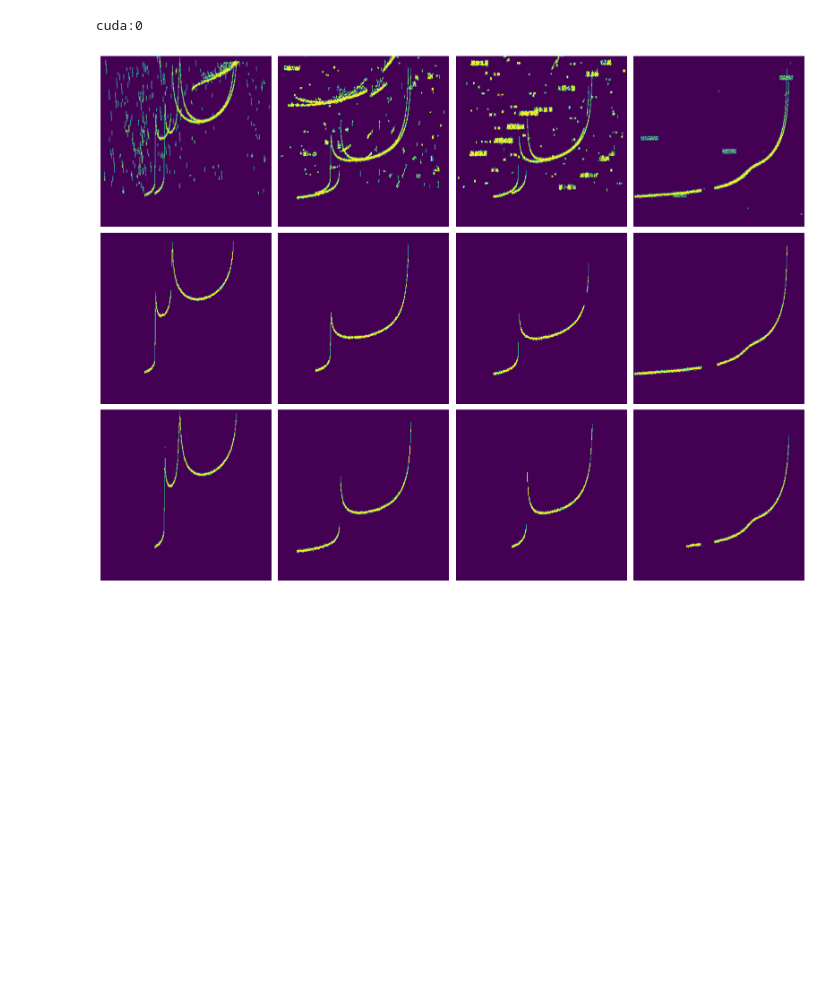
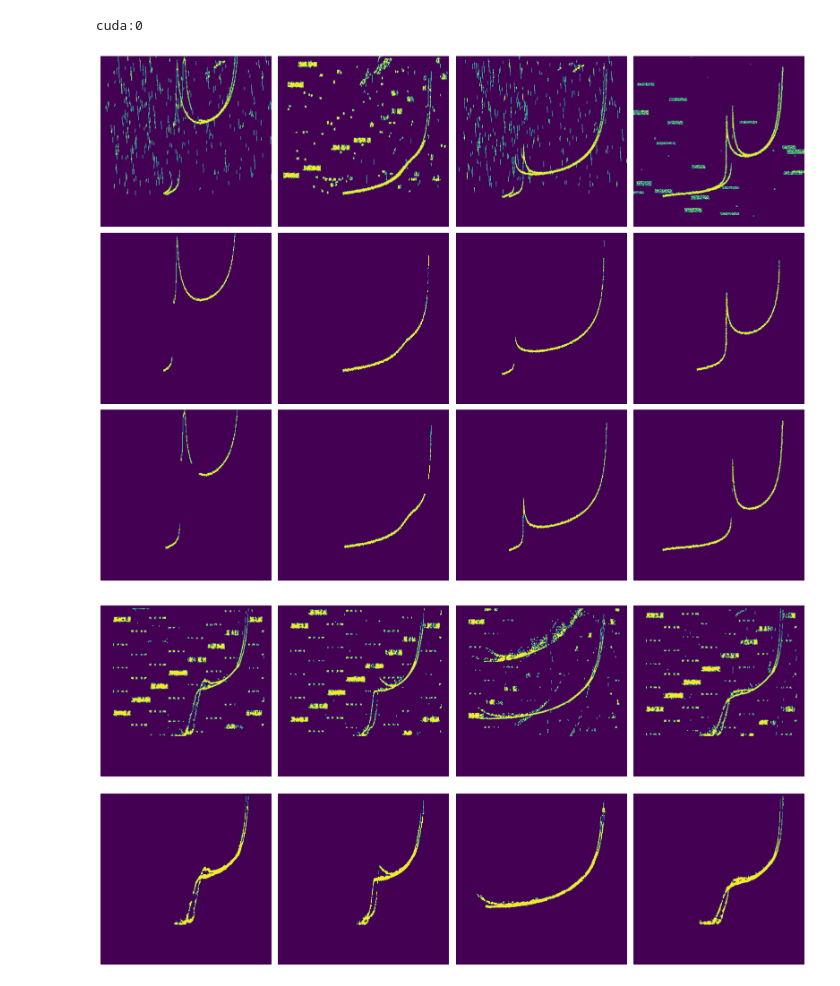
Before and after one commit to JackLelin/vipir_dnn, a Jupyter notebook: training_notebook_4_parabola_fromTOPHAT.ipynb, the cells around one changed output. Cells and saved outputs as stored; diff of their text form; code cells hidden in the pictures; blank space fills up the shorter version.

```diff
--- a/training_notebook_4_parabola_fromTOPHAT.ipynb
+++ b/training_notebook_4_parabola_fromTOPHAT.ipynb
@@ -33,45 +34,67 @@ from torch.optim import Adam
 epochs = 10
 batch_size = 5
 learning_rate = 3e-3
-val_percent = 0.2
+val_percent = 0.0
 
 weight_decay = 1e-6
 momentum = 0.2
 gradient_clipping = 1.0
 
-dataset = ParabolaIonoDatasetOX('training_data_parabola_noisy')
+train_dataset = ParabolaIonoDatasetOX('training_data')
 
-n_val = int(len(dataset) * val_percent)
-n_train = len(dataset) - n_val
-train_set, val_set = random_split(dataset, [n_train, n_val], generator=torch.Generator().manual_seed(0))
+# n_val = int(len(train_dataset) * val_percent)
+# n_train = len(train_dataset) - n_val
+# train_set, val_set = random_split(train_dataset, [n_train, n_val], generator=torch.Generator().manual_seed(0))
 
 # 3. Create data loaders
 loader_args = dict(batch_size=batch_size, num_workers=8, pin_memory=True) #os.cpu_count()
 
-train_loader = DataLoader(train_set, shuffle=True, **loader_args)
-val_loader = DataLoader(val_set, shuffle=True, drop_last=True, **loader_args)
+train_loader = DataLoader(train_dataset, shuffle=True, **loader_args)
+# val_loader = DataLoader(val_set, shuffle=True, drop_last=True, **loader_args)
+
+test_dataset = HandPickTraceDataset('VIPIR_PROC/org', 'VIPIR_PROC/handpick')
+loader_args = dict(batch_size=batch_size, num_workers=8, pin_memory=True)
+valid_loader = DataLoader(test_dataset, shuffle=True, **loader_args)
 # %%
 # visualize the training set
 
 fig, axs = plt.subplots(ncols=4, nrows=3, figsize=(16, 12))
 for idx, ax_i in enumerate(axs.T):
-    target = train_set[idx]
+    target = train_dataset[idx]
     img = target["image"]
     gt = target["mask"]
     ax = ax_i[0]
     img = img.permute((1, 2, 0)).numpy()
     ax.imshow((img * 255).astype(np.uint8), origin = 'lower')
     ax.axis('off')
     ax = ax_i[1]
     gt = gt.numpy()
     ax.imshow((gt[0,:,:]*122).astype(np.uint8), origin = 'lower')
     ax.axis('off')
     ax = ax_i[2]
     ax.imshow((gt[1,:,:]*122).astype(np.uint8), origin = 'lower')
     ax.axis('off')
 fig.tight_layout()
+
+# visualize the validation set
+
+fig, axs = plt.subplots(ncols=4, nrows=2, figsize=(16, 9))
+for idx, ax_i in enumerate(axs.T):
+    target = test_dataset[idx]
+    img = target["image"]
+    gt = target["mask"]
+    ax = ax_i[0]
+    img = img.permute((1, 2, 0)).numpy()
+    ax.imshow((img * 255).astype(np.uint8), origin = 'lower')
+    ax.axis('off')
+    ax = ax_i[1]
+    gt = gt.permute((1, 2, 0)).numpy()
+    ax.imshow((gt * 255).astype(np.uint8), origin = 'lower')
+    ax.axis('off')
+fig.tight_layout()
 # %% [output]
-[figure, old version]
+[figure, new version]
+[figure, added]
 # %%
 class DBCEF(nn.Module):
     """ DBCEF from paper https://arxiv.org/pdf/1906.05229 """
```
Also changed, not shown: parts of 12 cells of this notebook, 5 other files.
